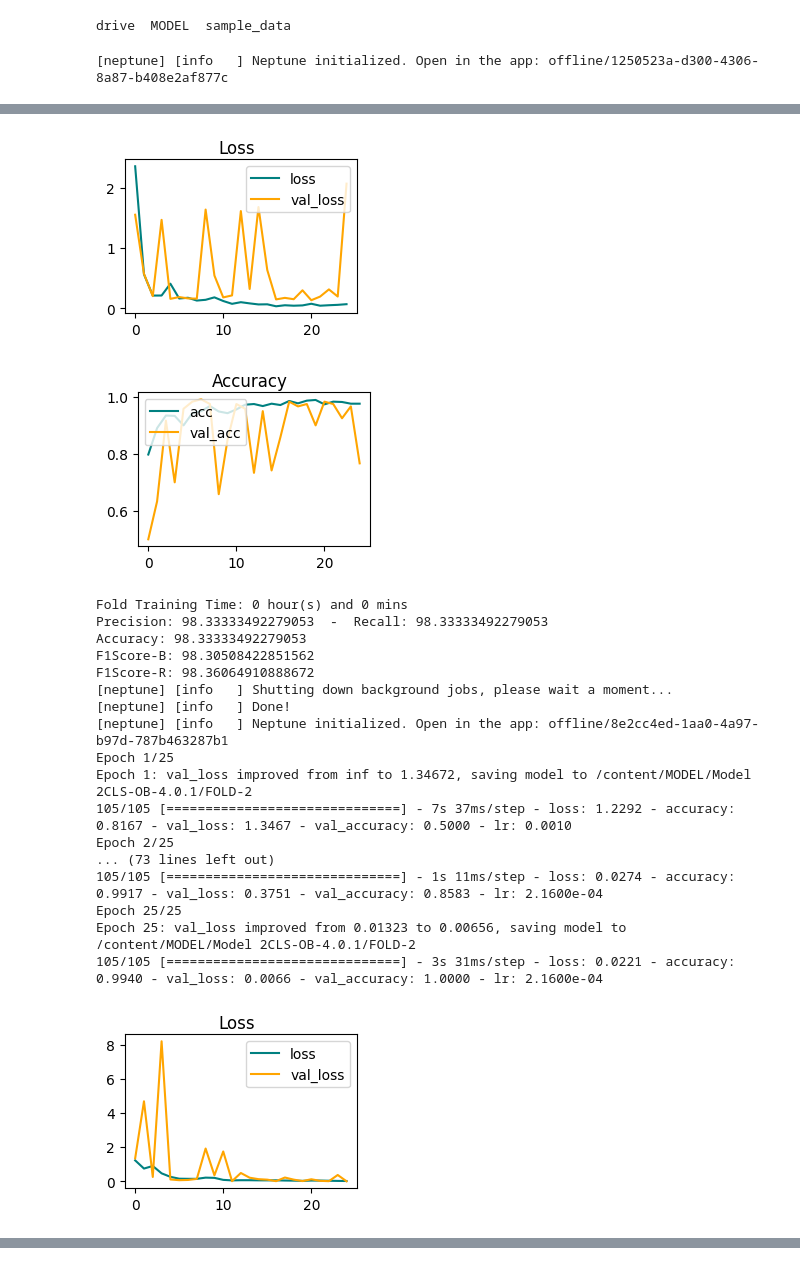
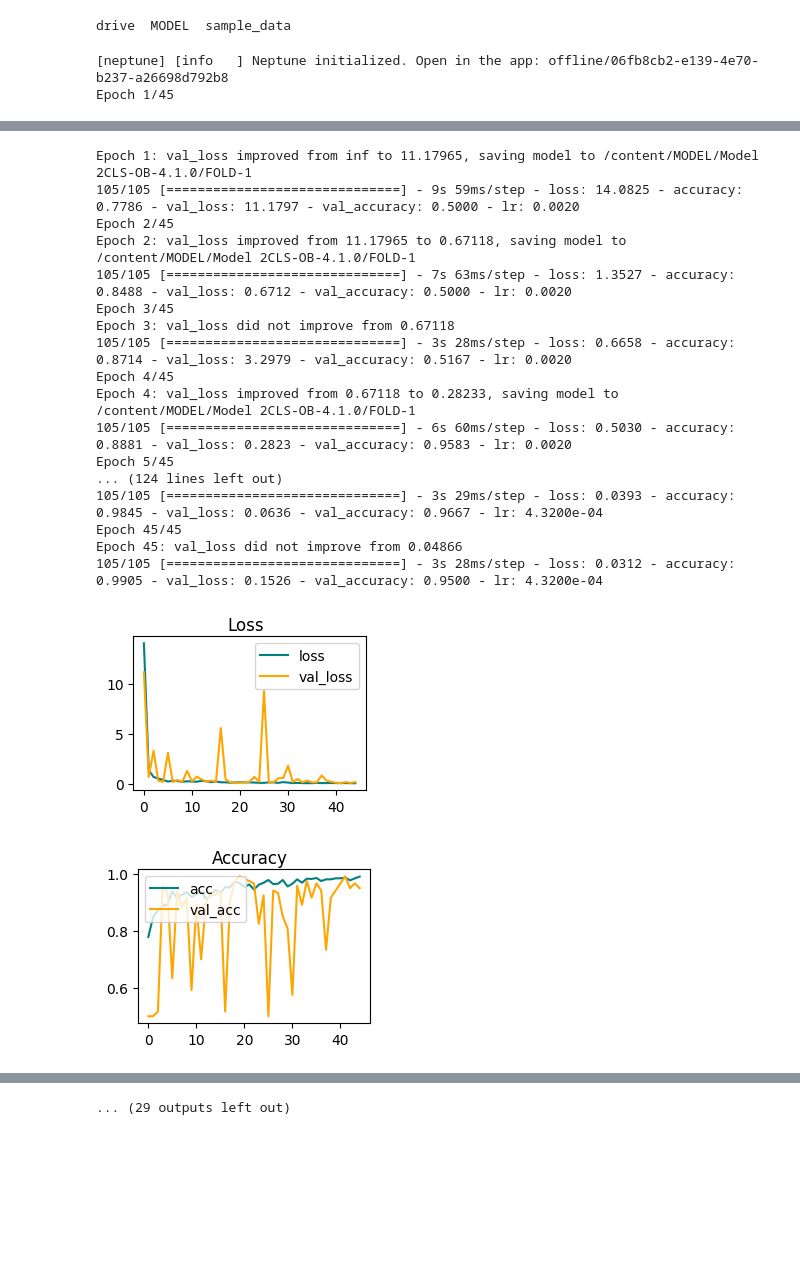
Before and after one commit to RiceWater/New-Thesis-KFold-2CLS, a Jupyter notebook: Kaggle_2CLS_Only_Building.ipynb, the cells around one changed output, grey strips where cells are left out. Saved outputs shown, nothing was run; the diff lists cells and outputs as text; code cells hidden in the pictures; blank space fills up the shorter version.

```diff
--- a/Kaggle_2CLS_Only_Building.ipynb
+++ b/Kaggle_2CLS_Only_Building.ipynb
@@ -130,25 +130,31 @@ def make_model(params):
     model.add(RandomFlip(mode='horizontal', seed=1, input_shape=(256,256,3)))
     model.add(RandomRotation(factor=0.2, seed=1))
 
-    model.add(Conv2D(input_shape=(256,256,3), filters=16, kernel_size=(3,3), padding="same"))
-    model.add(BatchNormalization())
+    model.add(Conv2D(input_shape=(256,256,3), filters=32, kernel_size=(3,3), padding="same"))
+    model.add(BatchNormalization(epsilon=0.0001))
     model.add(ReLU())
     model.add(MaxPooling2D())
 
-    model.add(Conv2D(filters=16, kernel_size=(3,3), padding="same"))
-    model.add(BatchNormalization())
+    model.add(Conv2D(filters=64, kernel_size=(3,3), padding="same"))
+    model.add(BatchNormalization(epsilon=0.0001))
     model.add(ReLU())
     model.add(MaxPooling2D())
 
-    model.add(Conv2D(filters=32, kernel_size=(3,3), padding="same"))
-    model.add(BatchNormalization())
+    model.add(Conv2D(filters=128, kernel_size=(3,3), padding="same"))
+    model.add(BatchNormalization(epsilon=0.0001))
+    model.add(ReLU())
+    model.add(MaxPooling2D())
+
+    model.add(Conv2D(filters=256, kernel_size=(3,3), padding="same"))
+    model.add(BatchNormalization(epsilon=0.0001))
     model.add(ReLU())
     model.add(MaxPooling2D())
 
     model.add(Flatten())
     model.add(Dropout(0.2, seed=1))
-    model.add(Dense(units=128,activation="relu"))
-    model.add(Dense(units=64,activation="relu"))
+    model.add(Dense(units=512,activation="relu"))
+    model.add(Dropout(0.2, seed=1))
+    model.add(Dense(units=256,activation="relu"))
 
     model.add(Dense(units=2, activation="softmax"))
 
@@ -169,18 +175,18 @@ def create_callbacks(counter):
                                                                  save_best_only=True,
                                                                  verbose=1)
     es_callback = tf.keras.callbacks.EarlyStopping(monitor='val_loss',
-                                                   patience=15,
+                                                   patience=23,
                                                   )
     reduce_lr = tf.keras.callbacks.ReduceLROnPlateau(monitor='val_loss',
                                                          factor=0.6,
-                                                         patience=5,
+                                                         patience=10,
                                                          min_delta=0.001,
                                                          mode='auto',
                                                          verbose=1)
 #     return [reduce_lr, cp_callback, es_callback]
     return [neptune_cbk, reduce_lr, cp_callback, es_callback]
 # %%
-def plot_loss(hist):
+|def plot_loss(hist):
     fig = plt.figure(figsize=(3,2))
     plt.plot(hist.history['loss'], color='teal', label='loss')
     plt.plot(hist.history['val_loss'], color='orange', label='val_loss')
@@ -258,8 +264,8 @@ kfold = StratifiedKFold(n_splits=8, shuffle=True, random_state=1)
 project_name='New-Thesis/Kaggle-2Cls-Only-Building'
 # %%
 params = {
-    "lr": 0.001,
-    "epochs": 25,
+    "lr": 0.002,
+    "epochs": 45,
     "batch_size": 8}
 
 precisions = []
@@ -353,4 +359,5 @@ with tf.device('/gpu:0'):
     end = perf_counter()
     print(f'Total Training Time: {math.floor((end-start)/3600) } hour(s) and {math.floor((end-start)/60)%60} mins')
 # %% [output]
-[neptune] [info   ] Neptune initialized. Open in the app: offline/1250523a-d300-4306-8a87-b408e2af877c
+[neptune] [info   ] Neptune initialized. Open in the app: offline/06fb8cb2-e139-4e70-b237-a26698d792b8
+Epoch 1/45
@@ -394,20 +394,19 @@ Epoch 25: val_loss did not improve from 0.13502
+Epoch 1: val_loss improved from inf to 11.17965, saving model to /content/MODEL/Model 2CLS-OB-4.1.0/FOLD-1
+105/105 [==============================] - 9s 59ms/step - loss: 14.0825 - accuracy: 0.7786 - val_loss: 11.1797 - val_accuracy: 0.5000 - lr: 0.0020
+Epoch 2/45
+Epoch 2: val_loss improved from 11.17965 to 0.67118, saving model to /content/MODEL/Model 2CLS-OB-4.1.0/FOLD-1
+105/105 [==============================] - 7s 63ms/step - loss: 1.3527 - accuracy: 0.8488 - val_loss: 0.6712 - val_accuracy: 0.5000 - lr: 0.0020
+Epoch 3/45
+Epoch 3: val_loss did not improve from 0.67118
+105/105 [==============================] - 3s 28ms/step - loss: 0.6658 - accuracy: 0.8714 - val_loss: 3.2979 - val_accuracy: 0.5167 - lr: 0.0020
+Epoch 4/45
+Epoch 4: val_loss improved from 0.67118 to 0.28233, saving model to /content/MODEL/Model 2CLS-OB-4.1.0/FOLD-1
+105/105 [==============================] - 6s 60ms/step - loss: 0.5030 - accuracy: 0.8881 - val_loss: 0.2823 - val_accuracy: 0.9583 - lr: 0.0020
+Epoch 5/45
+... (124 lines left out)
+105/105 [==============================] - 3s 29ms/step - loss: 0.0393 - accuracy: 0.9845 - val_loss: 0.0636 - val_accuracy: 0.9667 - lr: 4.3200e-04
+Epoch 45/45
+Epoch 45: val_loss did not improve from 0.04866
+105/105 [==============================] - 3s 28ms/step - loss: 0.0312 - accuracy: 0.9905 - val_loss: 0.1526 - val_accuracy: 0.9500 - lr: 4.3200e-04
-[figure, old version]
+[figure, new version]
-[figure, old version]
+[figure, new version]
-Fold Training Time: 0 hour(s) and 0 mins
-Precision: 98.33333492279053  -  Recall: 98.33333492279053
-Accuracy: 98.33333492279053
-F1Score-B: 98.30508422851562
-F1Score-R: 98.36064910888672
-[neptune] [info   ] Shutting down background jobs, please wait a moment...
-[neptune] [info   ] Done!
-[neptune] [info   ] Neptune initialized. Open in the app: offline/8e2cc4ed-1aa0-4a97-b97d-787b463287b1
-Epoch 1/25
-Epoch 1: val_loss improved from inf to 1.34672, saving model to /content/MODEL/Model 2CLS-OB-4.0.1/FOLD-2
-105/105 [==============================] - 7s 37ms/step - loss: 1.2292 - accuracy: 0.8167 - val_loss: 1.3467 - val_accuracy: 0.5000 - lr: 0.0010
-Epoch 2/25
-... (73 lines left out)
-105/105 [==============================] - 1s 11ms/step - loss: 0.0274 - accuracy: 0.9917 - val_loss: 0.3751 - val_accuracy: 0.8583 - lr: 2.1600e-04
-Epoch 25/25
-Epoch 25: val_loss improved from 0.01323 to 0.00656, saving model to /content/MODEL/Model 2CLS-OB-4.0.1/FOLD-2
-105/105 [==============================] - 3s 31ms/step - loss: 0.0221 - accuracy: 0.9940 - val_loss: 0.0066 - val_accuracy: 1.0000 - lr: 2.1600e-04
-[figure, removed]
@@ -433,3 +423,4 @@ Epoch 25: val_loss did not improve from 0.05404
+... (29 outputs left out)
 # %%
 print(f"""
 Avg Accuracy: {avg_rate(accuracies)}
```
Also changed, not shown: parts of 6 cells of this notebook.
